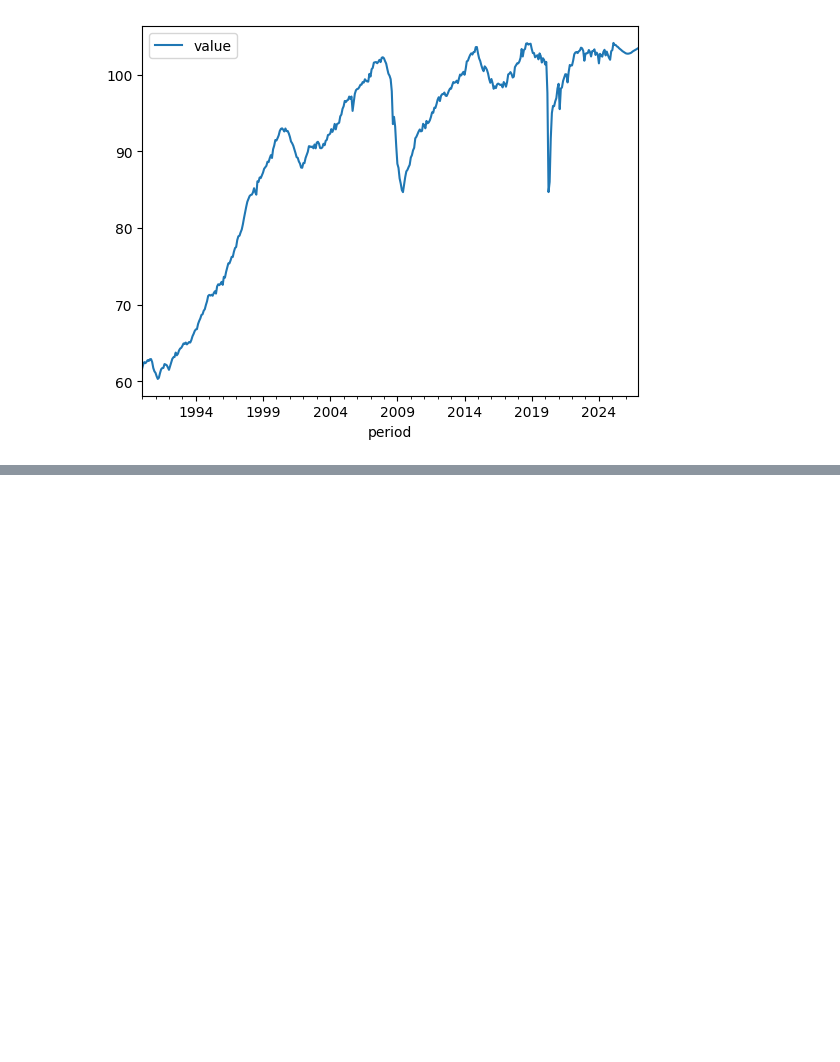
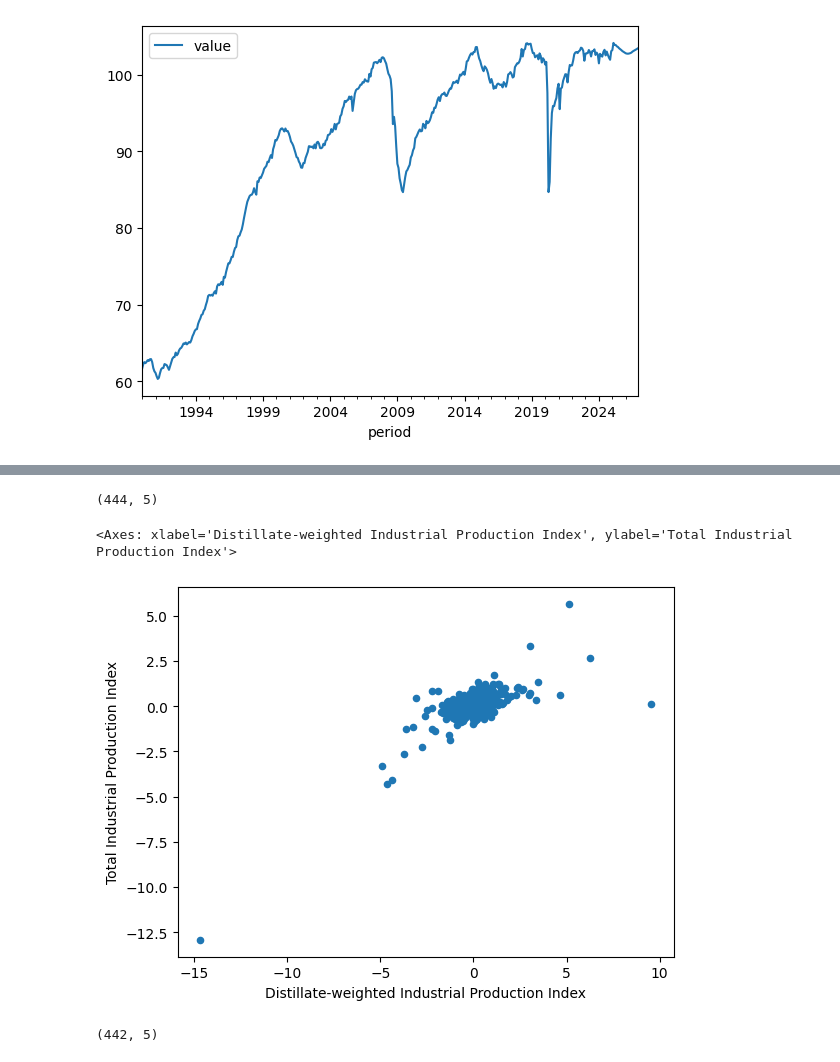
Before and after one commit to fernandosbrj/eda_eia, a Jupyter notebook: eiaAPI.ipynb, the cells around one changed output, grey strips where cells are left out. Saved outputs shown, nothing was run; the diff lists cells and outputs as text; code cells hidden in the pictures; blank space fills up the shorter version.

```diff
--- a/eiaAPI.ipynb
+++ b/eiaAPI.ipynb
@@ -96,0 +135,2 @@ industrial_prod[industrial_prod.seriesId=='ZOTOIUS'].plot(x='period', y='value')
+# %%
+df_diff = new_df.set_index('period').apply('diff', axis=0)
@@ -96,0 +147,12 @@ industrial_prod[industrial_prod.seriesId=='ZOTOIUS'].plot(x='period', y='value')
+# %%
+df_diff.shape
+# %% [output]
+(444, 5)
+# %%
+df_diff.plot(x='Distillate-weighted Industrial Production Index',
+            y='Total Industrial Production Index',
+            kind='scatter'
+            )
+# %% [output]
+<Axes: xlabel='Distillate-weighted Industrial Production Index', ylabel='Total Industrial Production Index'>
+[figure, added]
@@ -96,0 +161,4 @@ industrial_prod[industrial_prod.seriesId=='ZOTOIUS'].plot(x='period', y='value')
+# %%
+df_diff_sem_outlier.shape
+# %% [output]
+(442, 5)
```
Also changed, not shown: parts of 12 cells of this notebook.
